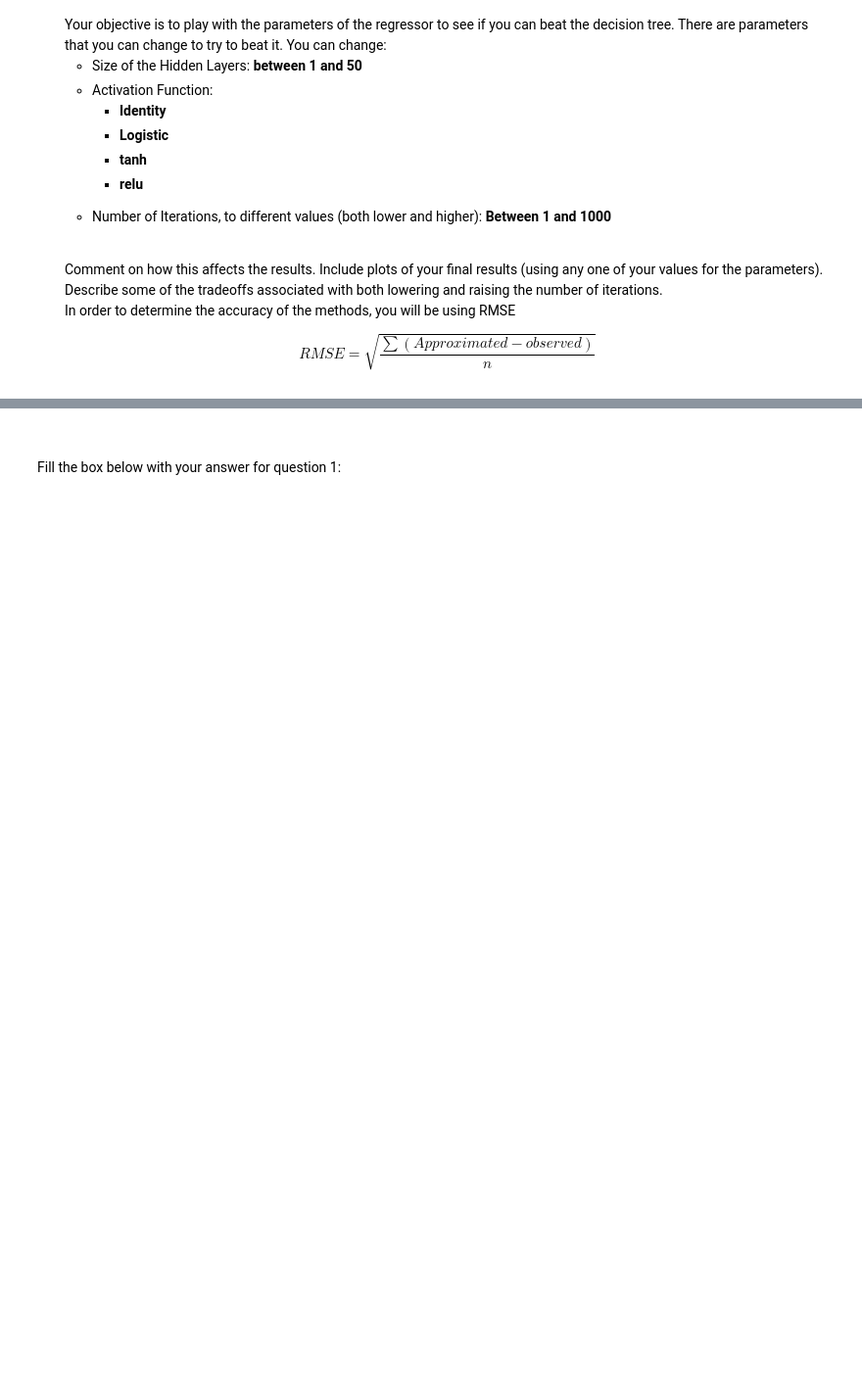
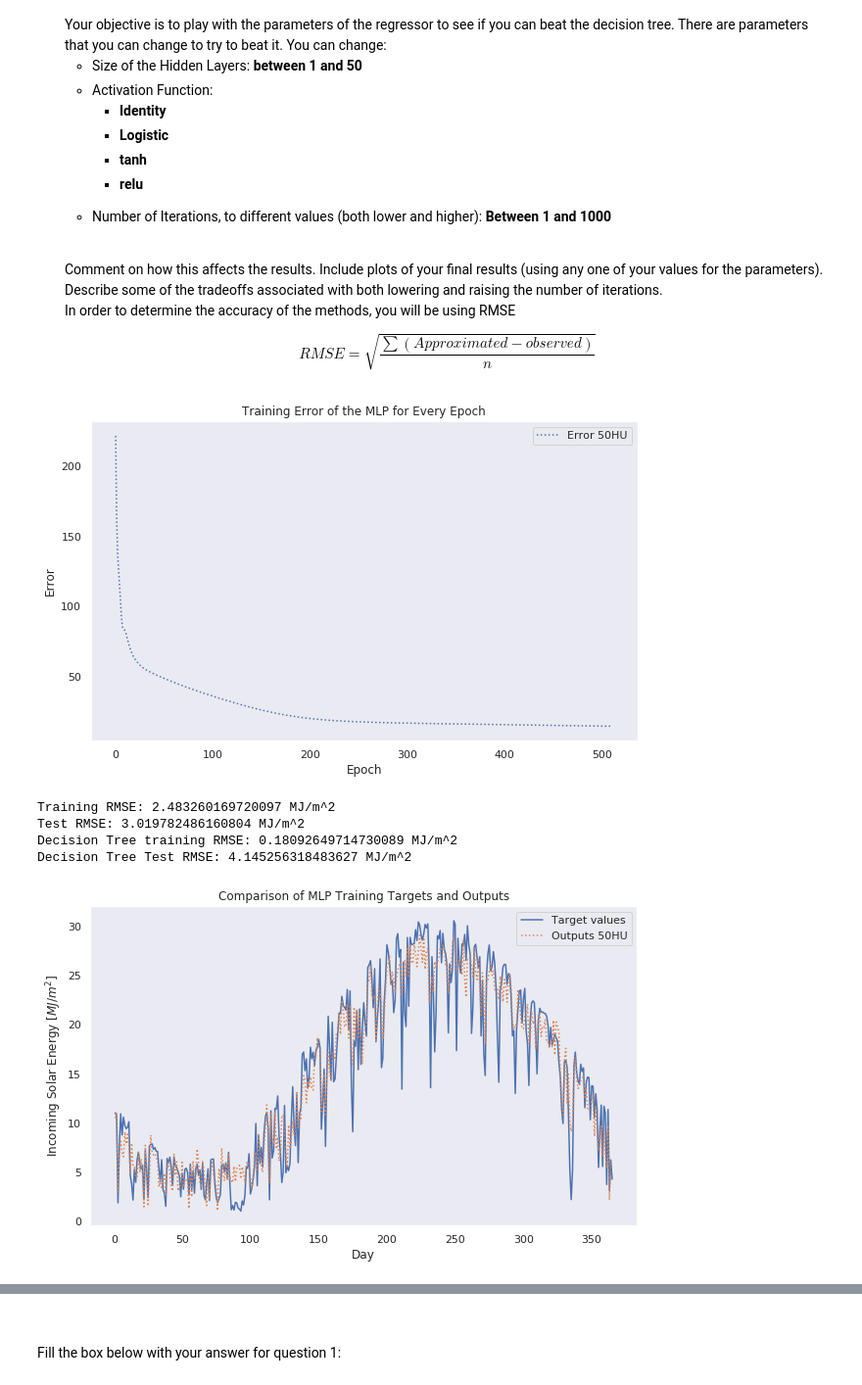
Before and after one commit to Arunscape/ECE449, a Jupyter notebook: lab/lab3/Lab 3-D41.ipynb, the cells around one changed output, grey strips where cells are left out. Shown at 98% size. Drawn from its saved outputs; the diff is of its cells as text; code cells hidden in the pictures; blank space fills up the shorter version.

```diff
--- a/lab/lab3/Lab 3-D41.ipynb
+++ b/lab/lab3/Lab 3-D41.ipynb
@@ -273,7 +287,7 @@ scaledTrainingTargets = tScaler.fit_transform(trainingTargets)
 # Create the multilayer perceptron.
 # This is where you will be modifying the regressor to try to beat the decision tree
 mlp = MLPRegressor(
-    hidden_layer_sizes = (1,),     # One hidden layer with 50 neurons
+    hidden_layer_sizes = (25,),     # One hidden layer with 50 neurons
     activation = 'logistic',        # Logistic sigmoid activation function
     solver = 'sgd',                 # Gradient descent
     learning_rate_init = 0.01 ,# Initial learning rate
@@ -285,7 +299,7 @@ dt_reg.fit(scaledTrainingInputs, scaledTrainingTargets)
 
 
 ### MODIFY THE VALUE BELOW ###
-noIterations = 98  # Number of iterations (epochs) for which the MLP trains
+noIterations = 512  # Number of iterations (epochs) for which the MLP trains
 ### MODIFY THE VALUE ABOVE ###
 
 trainingError = np.zeros(noIterations)  # Initialize array to hold training error values
@@ -343,30 +357,37 @@ day = np.array(range(1, len(testTargets) + 1))
 
 # Plot training targets vs. training outputs
 plt.figure(figsize=(10,6))
 trainingTargetHandle ,= plt.plot(day, trainingTargets / 1000000, label = 'Target values')
 trainingOutputHandle ,= plt.plot(day, trainingOutputs / 1000000, label = 'Outputs 50HU',  linestyle = 'dotted')
 plt.xlabel('Day')
 plt.ylabel(r'Incoming Solar Energy [$MJ / m^2$]')
 plt.title('Comparison of MLP Training Targets and Outputs')
 plt.legend(handles = [trainingTargetHandle, trainingOutputHandle])
 plt.show()
 
 # Plot test targets vs. test outputs -- student
 plt.figure(figsize=(10,6))
 testTargetHandle ,= plt.plot(day, testTargets / 1000000, label = 'Target values')
 testOutputHandle ,= plt.plot(day, testOutputs / 1000000, label = 'Outputs 50HU',  linestyle = 'dotted')
 plt.xlabel('Day')
 plt.ylabel(r'Incoming Solar Energy [$MJ / m^2$]')
 plt.title('Comparison of MLP Test Targets and Outputs')
 plt.legend(handles = [testTargetHandle, testOutputHandle])
 plt.show()
 
 ###################################################################### Plot the tree regressor vs. test outputs
 plt.figure(figsize=(10,6))
 testTreeTargetHandle, = plt.plot(day, testTargets / 1000000, label = 'Target values')
 testTreeOutputHandle, = plt.plot(day, treeTestingOutputs / 1000000, label = 'Decision tree', linestyle = 'dotted')
 plt.xlabel('Day')
 plt.ylabel(r'Incoming Solar Energy [$MJ / m^2$]')
 plt.title('Comparison of Decision Tree Test Targets and Outputs')
 plt.legend(handles = [testTreeTargetHandle, testTreeOutputHandle])
 plt.show()
+# %% [output]
+[figure, added]
+Training RMSE: 2.483260169720097 MJ/m^2
+Test RMSE: 3.019782486160804 MJ/m^2
+Decision Tree training RMSE: 0.18092649714730089 MJ/m^2
+Decision Tree Test RMSE: 4.145256318483627 MJ/m^2
+[figure, added]
```
Also changed, not shown: parts of 9 cells of this notebook, 3 other files.
